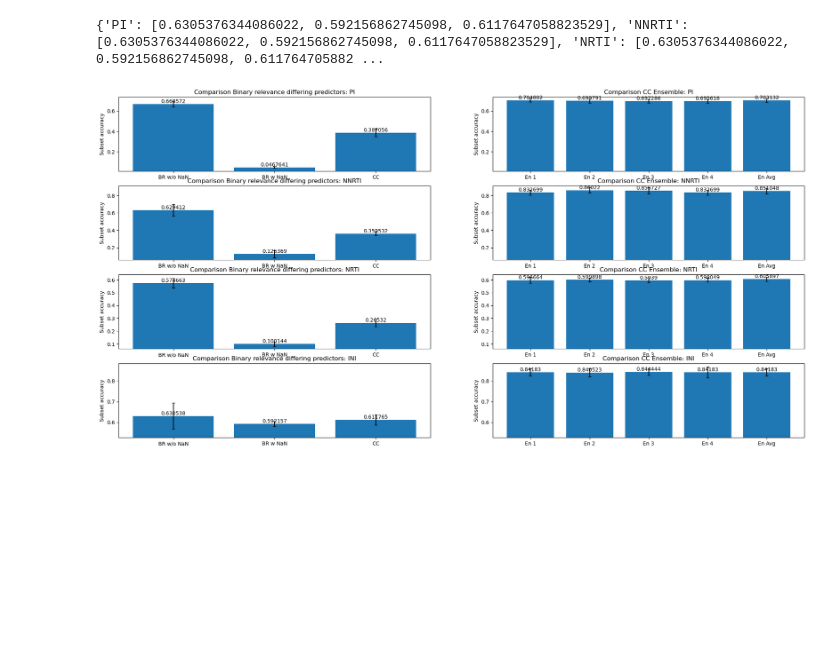
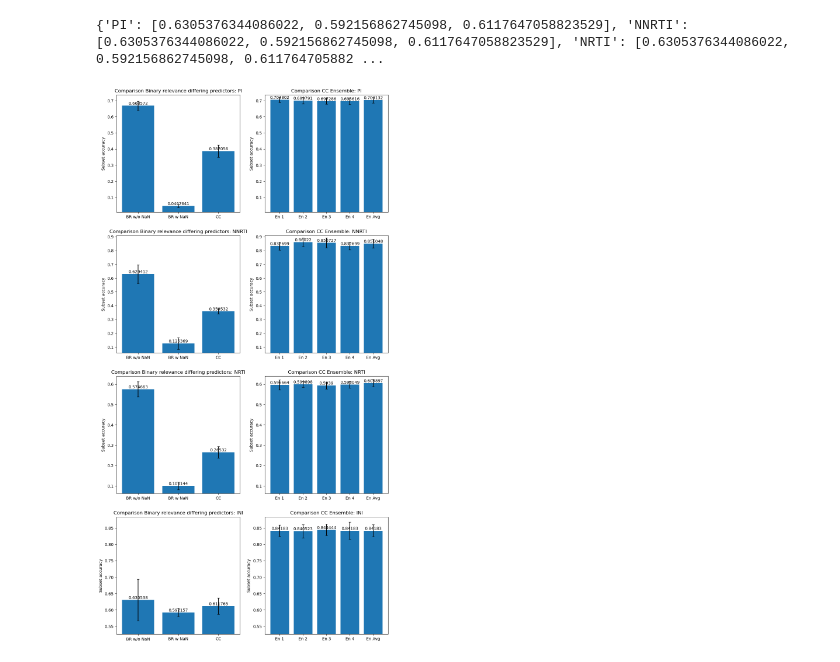
Before and after one commit to FloAvis/Masterthesis_TabPFN_HIV, a Jupyter notebook: statistics/CC_ensemble_statistics.ipynb, the cells around one changed output. Saved outputs shown, nothing was run; the diff lists cells and outputs as text; code cells hidden in the pictures; blank space fills up the shorter version.

```diff
--- a/statistics/CC_ensemble_statistics.ipynb
+++ b/statistics/CC_ensemble_statistics.ipynb
@@ -170,7 +170,7 @@ print(avg/4)
 models_w_TabPFN = ["BR w/o NaN", "BR w NaN", "CC"]
 ensemble_labels = ["En 1", "En 2", "En 3", "En 4", "En Avg"]
 
-fig, axs = plt.subplots(4, 2, figsize=(24, 12))
+fig, axs = plt.subplots(4, 2, figsize=(12, 24))
 
 axs = axs.flatten()
 
@@ -272,7 +272,7 @@ df_ensemble_accs_probas = pd.DataFrame(ensemble_accs_probas)
 fig_lab = ["CC avg label", "CC avg proba"]
 
 
-fig, axs = plt.subplots(2, 2, figsize=(24, 12))
+fig, axs = plt.subplots(2, 2, figsize=(12, 12))
 
 axs = axs.flatten()
 
@@ -286,4 +286,6 @@ for i, drug in enumerate(df_sub_accs.columns.values.tolist()):
     axs[i].set_ylabel('Subset accuracy')
     axs[i].set_ylim(max(0, min(df_ensemble_accs[drug][4].min(), df_ensemble_accs_probas[drug][4].min())* 0.995), min(1.0, max(df_ensemble_accs[drug][4].max(), df_ensemble_accs_probas[drug][4].max())  * 1.015))
     axs[i].set_title('Comparison BR CC: ' + drug)
+
+plt.savefig("../figures/CC_avg_comparison")
 # %% [output]
@@ -446,7 +448,7 @@ models_w_TabPFN = ["BR w/o NaN", "BR w NaN", "CC"]
 
 ensemble_labels = ["En 1", "En 2", "En 3", "En 4", "En Avg"]
 
-fig, axs = plt.subplots(4, 2, figsize=(24, 12))
+fig, axs = plt.subplots(4, 2, figsize=(12, 24))
 
 axs = axs.flatten()
 
@@ -459,32 +461,32 @@ for i, drug in enumerate(df_sub_accs_groups_mean.columns.values.tolist()):
 
     p = axs[j].bar(models_w_TabPFN, df_sub_accs_groups_mean[drug])
     axs[j].errorbar(models_w_TabPFN, df_sub_accs_groups_mean[drug], yerr=df_sub_accs_groups_std[drug],capsize=3, fmt="none", ecolor="black")
 
     axs[j].bar_label(p, label_type="edge")
 
     #axs[i].set_xticks(x)
     #axs[i].set_xticklabels(target_ml["Drug"])
     axs[j].set_ylabel('Subset accuracy')
     axs[j].set_ylim(max(0,min( (df_ensemble_accs_groups_mean[drug].min() - df_ensemble_accs_groups_std[drug].max()), (df_sub_accs_groups_mean[drug].min() - df_sub_accs_groups_std[drug].max()) )* 0.995), min(1.0 + df_ensemble_accs_groups_std[drug].max(), max( (df_ensemble_accs_groups_mean[drug].max() + df_ensemble_accs_groups_std[drug].max()) ,  (df_sub_accs_groups_mean[drug].max() + df_sub_accs_groups_std[drug].max()))* 1.015))
     axs[j].set_title('Comparison Binary relevance differing predictors: ' + drug)
 
 
 
 
     p2 = axs[j + 1].bar(ensemble_labels, df_ensemble_accs_groups_mean[drug])
     axs[j+1].errorbar(ensemble_labels, df_ensemble_accs_groups_mean[drug], yerr=df_ensemble_accs_groups_std[drug],capsize=3, fmt="none", ecolor="black")
 
     axs[j+1].bar_label(p2, label_type="edge")
 
     #axs[i].set_xticks(x)
     #axs[i].set_xticklabels(target_ml["Drug"])
     axs[j+1].set_ylabel('Subset accuracy')
     axs[j+1].set_ylim(max(0,min( (df_ensemble_accs_groups_mean[drug].min() - df_ensemble_accs_groups_std[drug].max()), (df_sub_accs_groups_mean[drug].min() - df_sub_accs_groups_std[drug].max()) )* 0.995), min(1.0 + df_ensemble_accs_groups_std[drug].max(), max( (df_ensemble_accs_groups_mean[drug].max() + df_ensemble_accs_groups_std[drug].max()) ,  (df_sub_accs_groups_mean[drug].max() + df_sub_accs_groups_std[drug].max()))* 1.015))
     axs[j+1].set_title('Comparison CC Ensemble: ' + drug)
 
 
-#plt.savefig("../figures/BR_CC_kfold_model_comparison.png")
+plt.savefig("../figures/BR_CC_ensemble_kfold_comparison.png")
 
     #plt.savefig("../figures/" + filepath_ml.split("/")[-1].split("_")[0] + "_Multilabel_Comparison.png")
 # %% [output]
-[figure, old version]
+[figure, new version]
```
Also changed, not shown: parts of 2 cells of this notebook, 3 other files.
